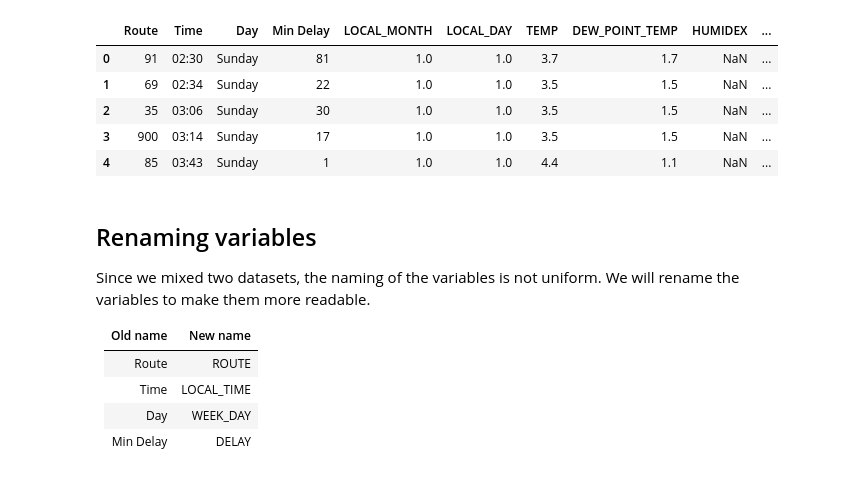
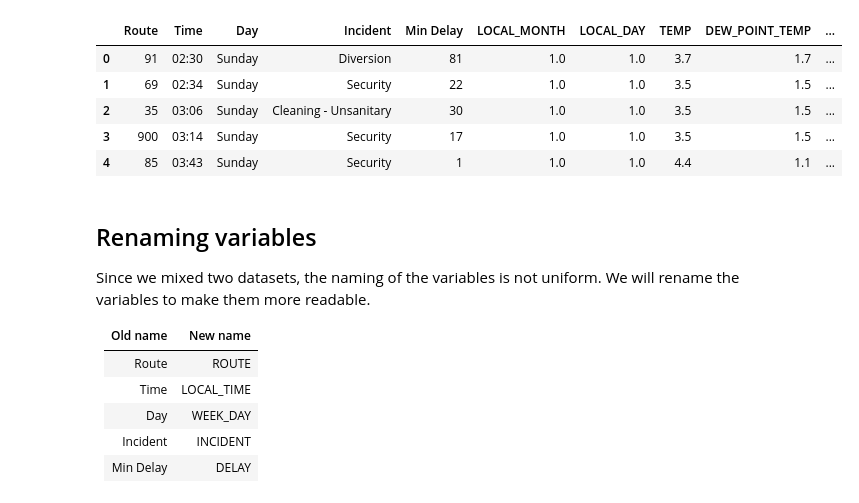
Before and after one commit to StutenEXE/utc-tz-machine-learning-toronto-bus-prediction, a Jupyter notebook: notebooks/1_dataset_engineering.ipynb, the cells around one changed output. Drawn from its saved outputs; the diff is of its cells as text; code cells hidden in the pictures.

```diff
--- a/notebooks/1_dataset_engineering.ipynb
+++ b/notebooks/1_dataset_engineering.ipynb
@@ -121,36 +120,35 @@ We proceed to the removal of these variables.
 # %%
 var_to_remove = [
     "Date",
     "Location",
-    "Incident",
     "Min Gap",
     "Direction",
     "Vehicle",
     "x",
     "y",
     "STATION_NAME",
     "CLIMATE_IDENTIFIER",
     "ID",
     "LOCAL_DATE",
     "PROVINCE_CODE",
     "LOCAL_YEAR",
     "LOCAL_HOUR",
     "UTC_DATE", "UTC_YEAR", "UTC_MONTH", "UTC_DAY",
     "WEATHER_FRE_DESC",
     "TEMP_FLAG", "DEW_POINT_TEMP_FLAG", "HUMIDEX_FLAG", "PRECIP_AMOUNT_FLAG", "RELATIVE_HUMIDITY_FLAG", "STATION_PRESSURE_FLAG",
     "VISIBILITY_FLAG", "WINDCHILL_FLAG", "WIND_DIRECTION_FLAG", "WIND_SPEED_FLAG"
 ]
 
 dataset = raw_dataset.drop(columns=var_to_remove)
 
 dataset.head()
 # %% [output]
-|  | Route | Time | Day | Min Delay | LOCAL_MONTH | LOCAL_DAY | TEMP | DEW_POINT_TEMP | HUMIDEX | ... |
-| 0 | 91 | 02:30 | Sunday | 81 | 1.0 | 1.0 | 3.7 | 1.7 | NaN | ... |
-| 1 | 69 | 02:34 | Sunday | 22 | 1.0 | 1.0 | 3.5 | 1.5 | NaN | ... |
-| 2 | 35 | 03:06 | Sunday | 30 | 1.0 | 1.0 | 3.5 | 1.5 | NaN | ... |
-| 3 | 900 | 03:14 | Sunday | 17 | 1.0 | 1.0 | 3.5 | 1.5 | NaN | ... |
-| 4 | 85 | 03:43 | Sunday | 1 | 1.0 | 1.0 | 4.4 | 1.1 | NaN | ... |
+|  | Route | Time | Day | Incident | Min Delay | LOCAL_MONTH | LOCAL_DAY | TEMP | DEW_POINT_TEMP | ... |
+| 0 | 91 | 02:30 | Sunday | Diversion | 81 | 1.0 | 1.0 | 3.7 | 1.7 | ... |
+| 1 | 69 | 02:34 | Sunday | Security | 22 | 1.0 | 1.0 | 3.5 | 1.5 | ... |
+| 2 | 35 | 03:06 | Sunday | Cleaning - Unsanitary | 30 | 1.0 | 1.0 | 3.5 | 1.5 | ... |
+| 3 | 900 | 03:14 | Sunday | Security | 17 | 1.0 | 1.0 | 3.5 | 1.5 | ... |
+| 4 | 85 | 03:43 | Sunday | Security | 1 | 1.0 | 1.0 | 4.4 | 1.1 | ... |
 # %% [markdown]
 ## Renaming variables
 
@@ -161,6 +159,7 @@ Since we mixed two datasets, the naming of the variables is not uniform. We will
 | Route | ROUTE |
 | Time | LOCAL_TIME |
 | Day | WEEK_DAY |
+| Incident | INCIDENT |
 | Min Delay | DELAY |
 # %%
 dataset = dataset.rename(columns={
```
Also changed, not shown: parts of 3 cells of this notebook, 19 other files.
